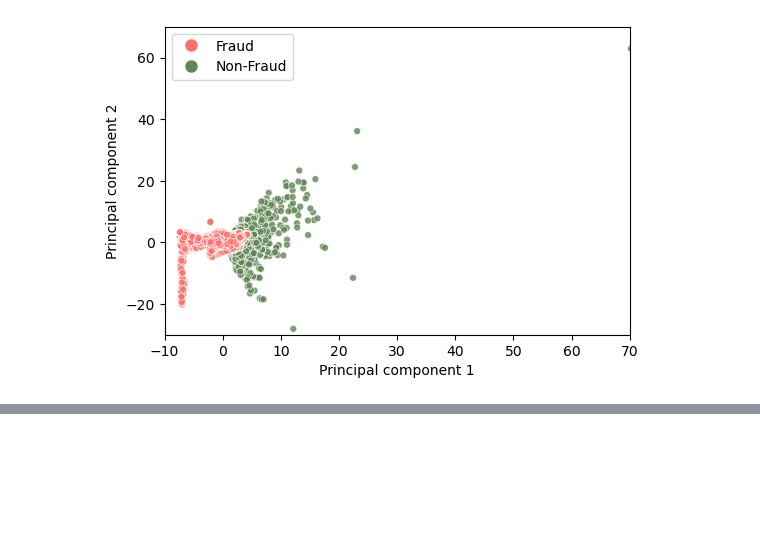
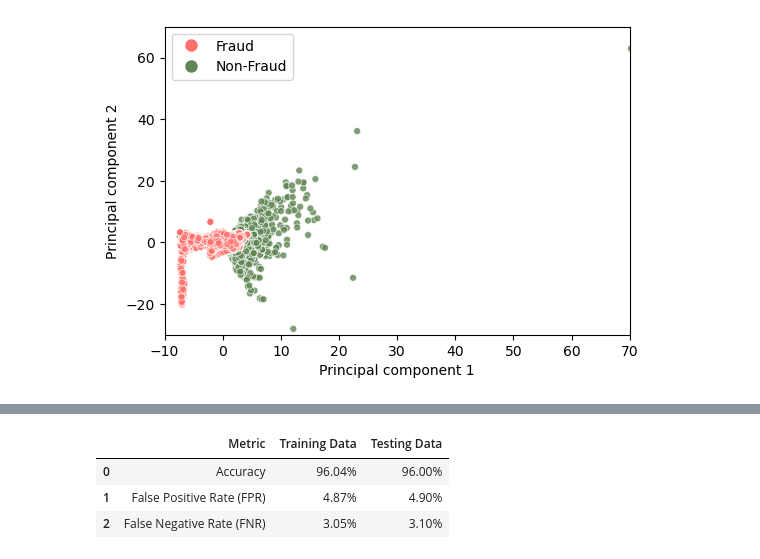
Before and after one commit to Branflakes333/Credit_Card_Fraud_Project, a Jupyter notebook: MATH_596_Project_Brandon_Miner_Konnor_Payne.ipynb, the cells around one changed output, grey strips where cells are left out. Drawn from its saved outputs; the diff is of its cells as text; code cells hidden in the pictures; blank space fills up the shorter version.

```diff
--- a/MATH_596_Project_Brandon_Miner_Konnor_Payne.ipynb
+++ b/MATH_596_Project_Brandon_Miner_Konnor_Payne.ipynb
@@ -104,0 +101,7 @@ False negative rate: 2.5 %
+# %%
+ccf.model_accuracy(model, cutoff = 0.25)
+# %% [output]
+|  | Metric | Training Data | Testing Data |
+| 0 | Accuracy | 96.04% | 96.00% |
+| 1 | False Positive Rate (FPR) | 4.87% | 4.90% |
+| 2 | False Negative Rate (FNR) | 3.05% | 3.10% |
```
Also changed, not shown: parts of 34 cells of this notebook, 1 other file.
